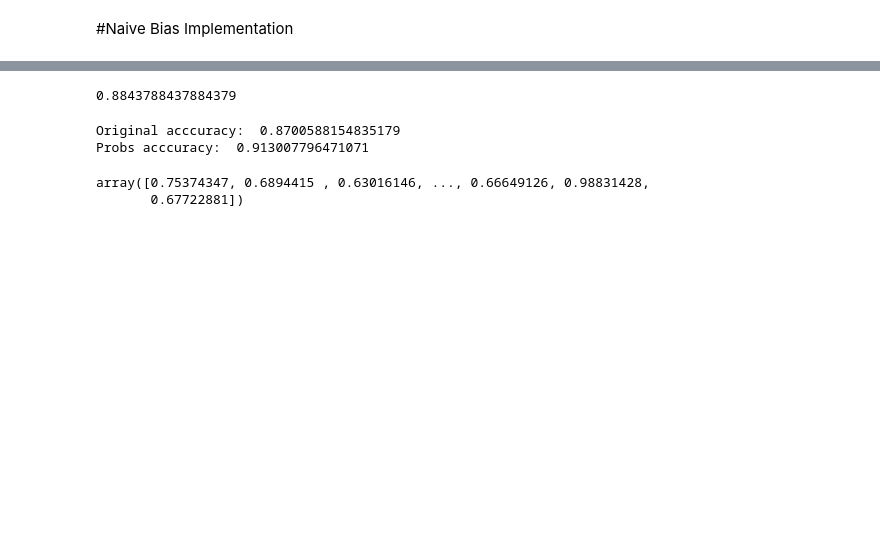
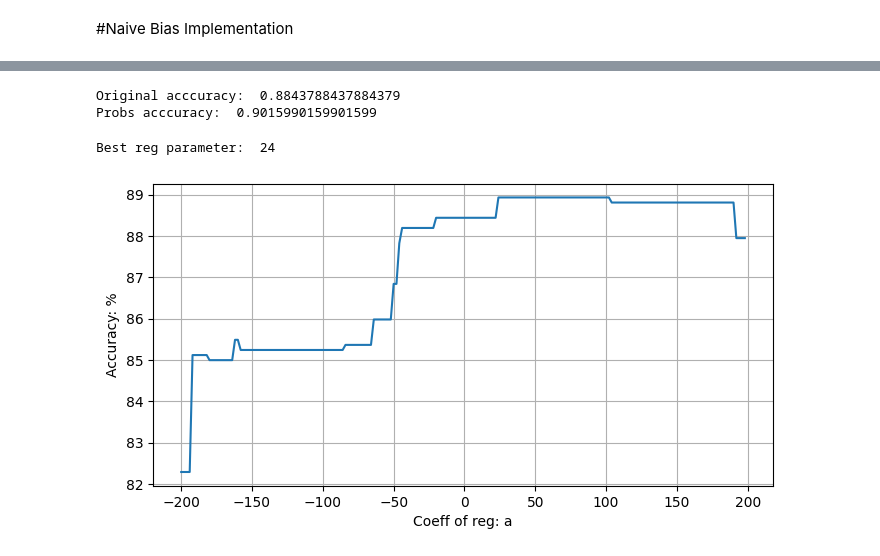
Before and after one commit to goglom/MMAD, a Jupyter notebook: problem_2.ipynb, the cells around one changed output, grey strips where cells are left out. Saved outputs shown, nothing was run; the diff lists cells and outputs as text; code cells hidden in the pictures; blank space fills up the shorter version.

```diff
--- a/problem_2.ipynb
+++ b/problem_2.ipynb
@@ -230,10 +151,0 @@ a.shape, np.product(a, axis=0)
-# %%
-res = []
-regs = [*range(-200, 200, 2)]
-for i in regs:
-    mybias = MyNaiveBayes(i)
-
-    mybias.fit(X_train, y_train)
-
-    y_pred = mybias.predict(X_test)
-    res.append(accuracy_score(y_test, y_pred) * 100)
@@ -245,15 +152,5 @@ plt.plot(regs, res)
 # %% [markdown]
 ![image.png](embedded-picture-1)
-# %%
-mnb = MyNaiveBayes()
-mnb.fit(X_train, y_train)
-
-y_pred = mnb.predict(X_test)
-
-accuracy_score(y_test, y_pred)
-#mnb.score(X_test, y_test)
-# %% [output]
-0.8843788437884379
 # %%
 class MyNaiveBayesMultiClass():
     def __init__(self, reg):
@@ -341,15 +238,35 @@ class MyNaiveBayesMultiClass():
 
 mybias = MyNaiveBayesMultiClass(1)
 mybias.fit(X_train, y_train)
-print("Original acccuracy: ", accuracy_score(y_train, mybias.predict(X_train)))
+print("Original acccuracy: ", accuracy_score(y_test, mybias.predict(X_test)))
 
-p1 = mybias.predict_proba(X_train)
-y_pred = np.where(p1 > 0.7, 'p', 'e')
+probs = mybias.predict_proba(X_test)
+y_pred = np.where(probs > 0.7, 'p', 'e')
 
-print("Probs acccuracy: ", accuracy_score(y_train, y_pred))
-p1
+print("Probs acccuracy: ", accuracy_score(y_test, y_pred))
 # %% [output]
-Original acccuracy:  0.8700588154835179
-Probs acccuracy:  0.913007796471071
+Original acccuracy:  0.8843788437884379
+Probs acccuracy:  0.9015990159901599
-array([0.75374347, 0.6894415 , 0.63016146, ..., 0.66649126, 0.98831428,
-       0.67722881])
+# %%
+res = []
+regs = [*range(-200, 200, 2)]
+for i in regs:
+    mybias = MyNaiveBayesMultiClass(i)
+
+    mybias.fit(X_train, y_train)
+
+    y_pred = mybias.predict(X_test)
+    res.append(accuracy_score(y_test, y_pred) * 100)
+# %%
+best_bayes_reg = regs[np.argmax(res)]
+print('Best reg parameter: ', best_bayes_reg)
+# %% [output]
+Best reg parameter:  24
+# %%
+plt.figure(figsize=(8, 4), dpi=100)
+plt.grid()
+plt.ylabel('Accuracy: %')
+plt.xlabel('Coeff of reg: a')
+plt.plot(regs, res);
+# %% [output]
+[figure, added]
```
Also changed, not shown: parts of 8 cells of this notebook.
